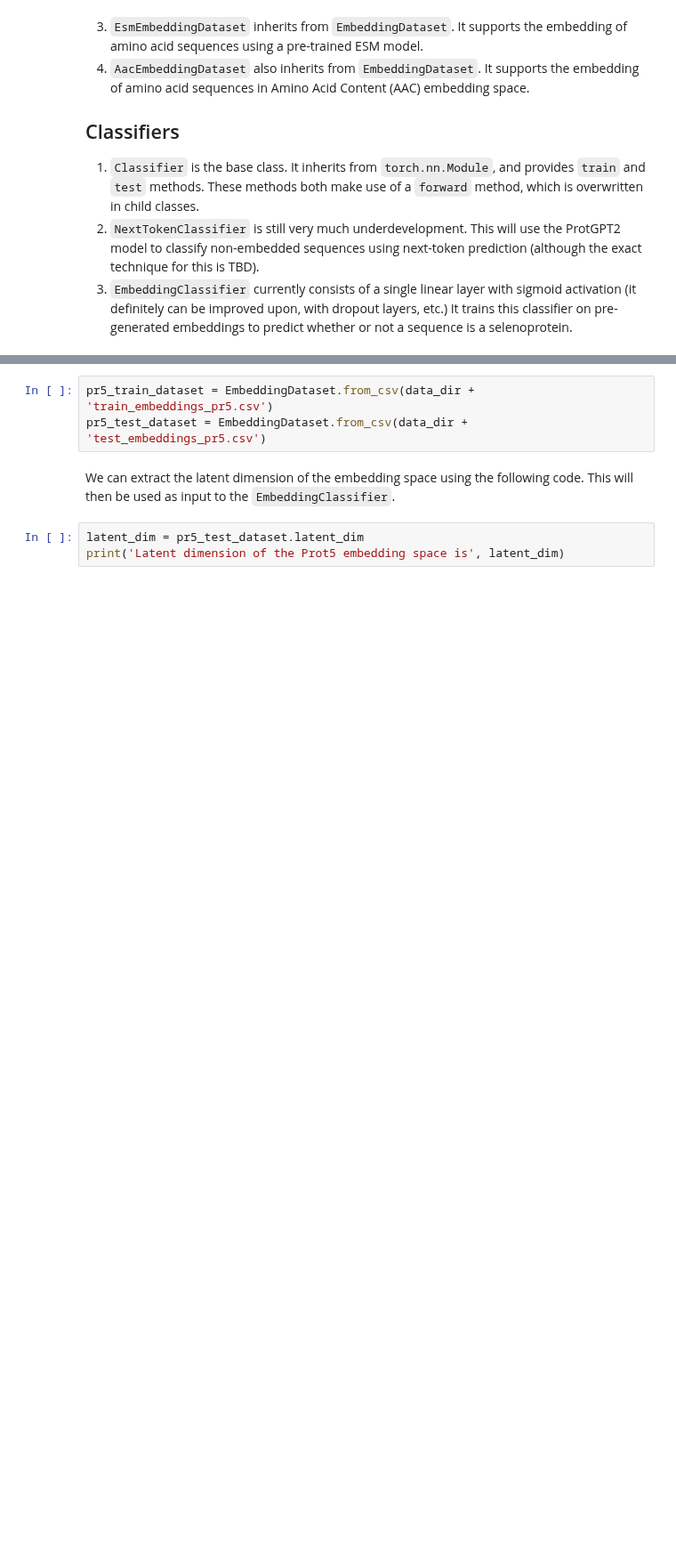
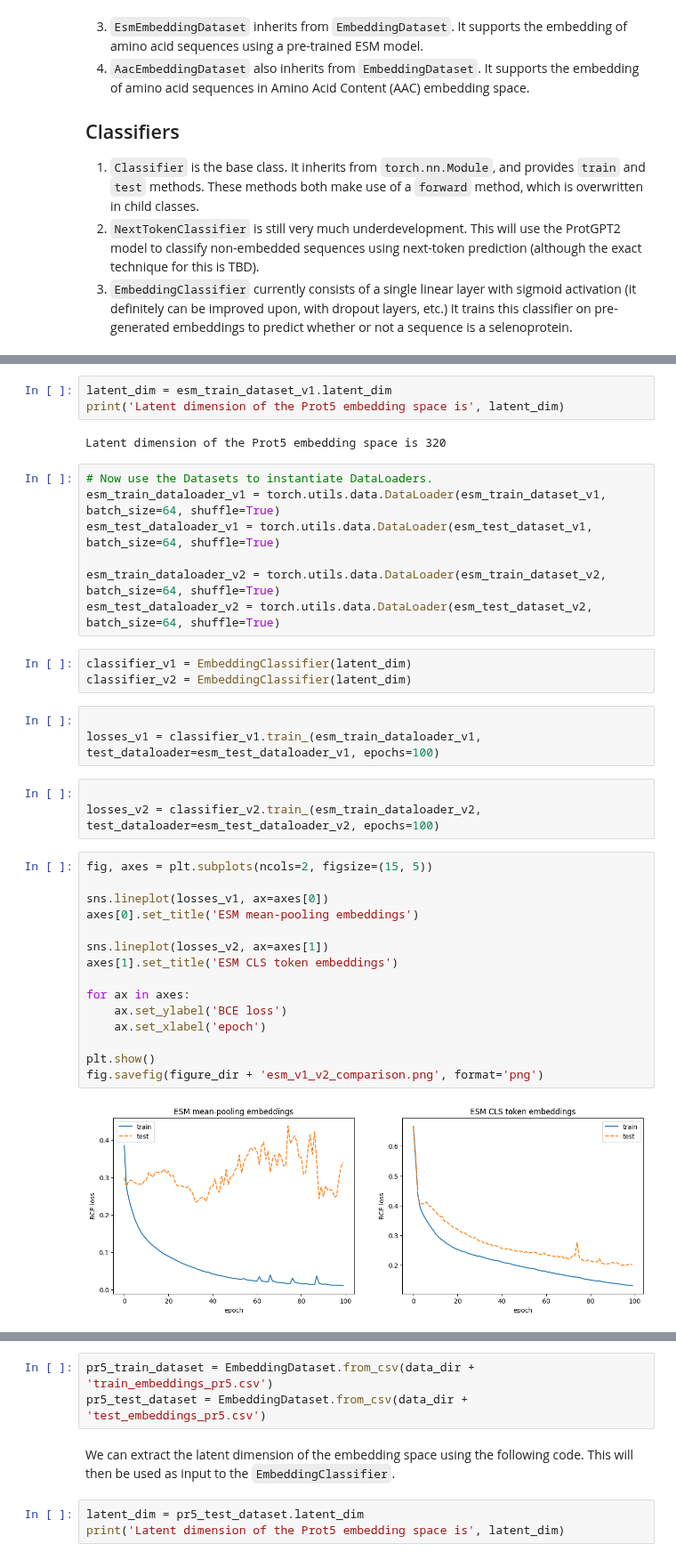
Before and after one commit to pipparichter/selenobot, a Jupyter notebook: demo.ipynb, the cells around one changed output, grey strips where cells are left out. Shown at 89% size. Cells and saved outputs as stored; diff of their text form; blank space fills up the shorter version.

Commit message:
fixing the oopsie with mean pooling

```diff
--- a/demo.ipynb
+++ b/demo.ipynb
@@ -49,0 +78,38 @@ data_dir = '/home/prichter/Documents/selenobot/data/'
+# %%
+latent_dim = esm_train_dataset_v1.latent_dim
+print('Latent dimension of the Prot5 embedding space is', latent_dim)
+# %% [output]
+Latent dimension of the Prot5 embedding space is 320
+# %%
+# Now use the Datasets to instantiate DataLoaders.
+esm_train_dataloader_v1 = torch.utils.data.DataLoader(esm_train_dataset_v1, batch_size=64, shuffle=True)
+esm_test_dataloader_v1 = torch.utils.data.DataLoader(esm_test_dataset_v1, batch_size=64, shuffle=True)
+
+esm_train_dataloader_v2 = torch.utils.data.DataLoader(esm_train_dataset_v2, batch_size=64, shuffle=True)
+esm_test_dataloader_v2 = torch.utils.data.DataLoader(esm_test_dataset_v2, batch_size=64, shuffle=True)
+# %%
+classifier_v1 = EmbeddingClassifier(latent_dim)
+classifier_v2 = EmbeddingClassifier(latent_dim)
+# %%
+
+losses_v1 = classifier_v1.train_(esm_train_dataloader_v1, test_dataloader=esm_test_dataloader_v1, epochs=100)
+# %%
+
+losses_v2 = classifier_v2.train_(esm_train_dataloader_v2, test_dataloader=esm_test_dataloader_v2, epochs=100)
+# %%
+fig, axes = plt.subplots(ncols=2, figsize=(15, 5))
+
+sns.lineplot(losses_v1, ax=axes[0])
+axes[0].set_title('ESM mean-pooling embeddings')
+
+sns.lineplot(losses_v2, ax=axes[1])
+axes[1].set_title('ESM CLS token embeddings')
+
+for ax in axes:
+    ax.set_ylabel('BCE loss')
+    ax.set_xlabel('epoch')
+
+plt.show()
+fig.savefig(figure_dir + 'esm_v1_v2_comparison.png', format='png')
+# %% [output]
+[figure, added]
```
Also changed, not shown: parts of 13 cells of this notebook, 4 other files.
